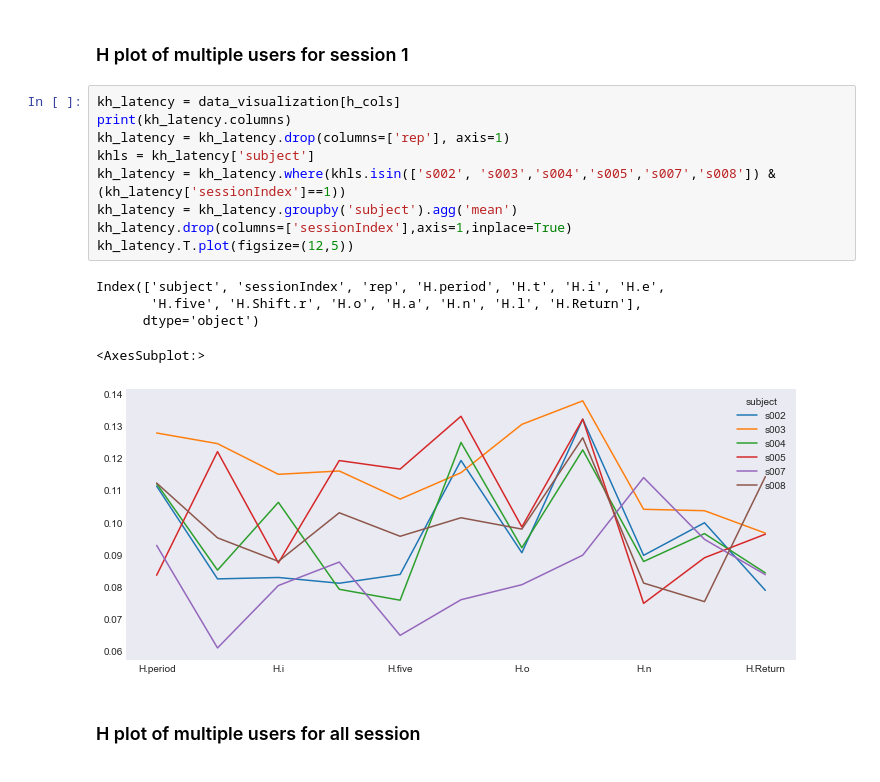
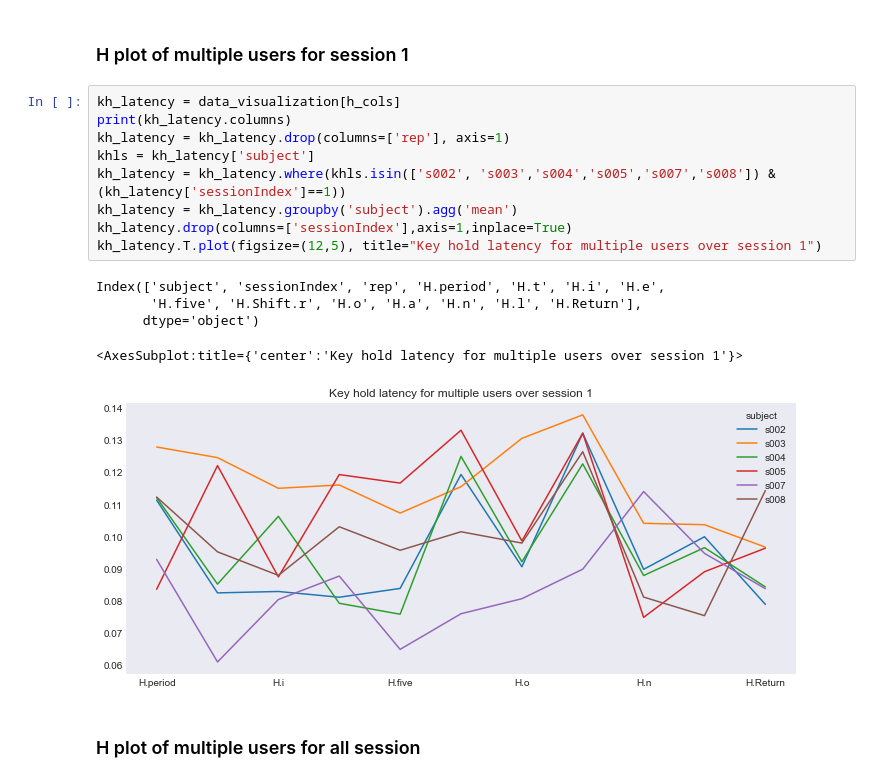
Before and after one commit to pritom007/keystroke, a Jupyter notebook: keystroke.ipynb, the cells around one changed output. Saved outputs shown, nothing was run; the diff lists cells and outputs as text.

```diff
--- a/keystroke.ipynb
+++ b/keystroke.ipynb
@@ -197,18 +197,18 @@ In the above figure we can see the average hold time for user 's002' across the
 # %%
 kh_latency = data_visualization[h_cols]
 print(kh_latency.columns)
 kh_latency = kh_latency.drop(columns=['rep'], axis=1)
 khls = kh_latency['subject']
 kh_latency = kh_latency.where(khls.isin(['s002', 's003','s004','s005','s007','s008']) & (kh_latency['sessionIndex']==1))
 kh_latency = kh_latency.groupby('subject').agg('mean')
 kh_latency.drop(columns=['sessionIndex'],axis=1,inplace=True)
-kh_latency.T.plot(figsize=(12,5))
+kh_latency.T.plot(figsize=(12,5), title="Key hold latency for multiple users over session 1")
 # %% [output]
 Index(['subject', 'sessionIndex', 'rep', 'H.period', 'H.t', 'H.i', 'H.e',
        'H.five', 'H.Shift.r', 'H.o', 'H.a', 'H.n', 'H.l', 'H.Return'],
       dtype='object')
-<AxesSubplot:>
+<AxesSubplot:title={'center':'Key hold latency for multiple users over session 1'}>
-[figure, old version]
+[figure, new version]
 # %% [markdown]
 ### H plot of multiple users for all session
 # %%
```
Also changed, not shown: parts of 2 cells of this notebook.
